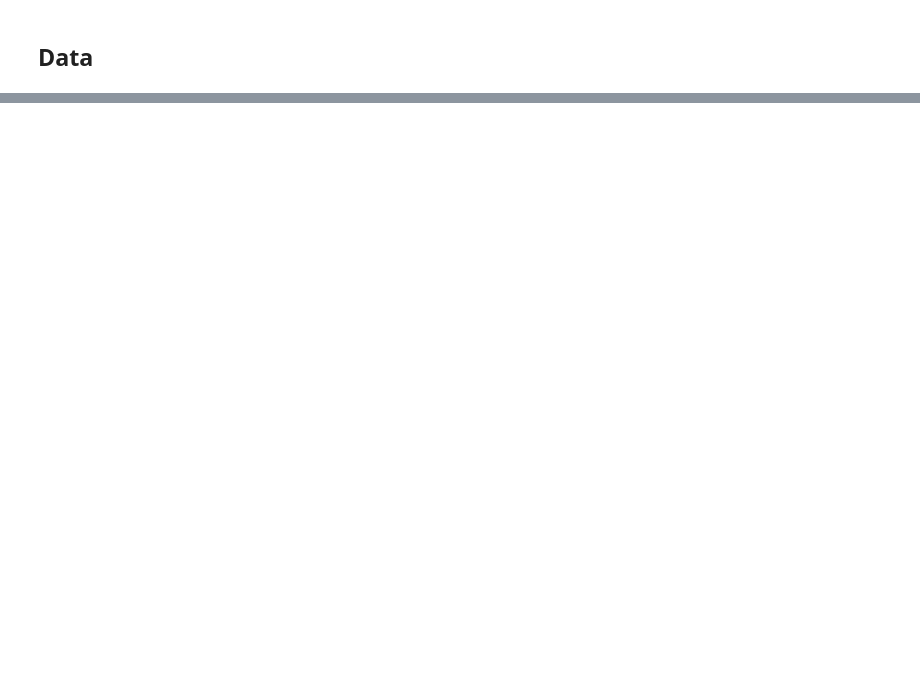
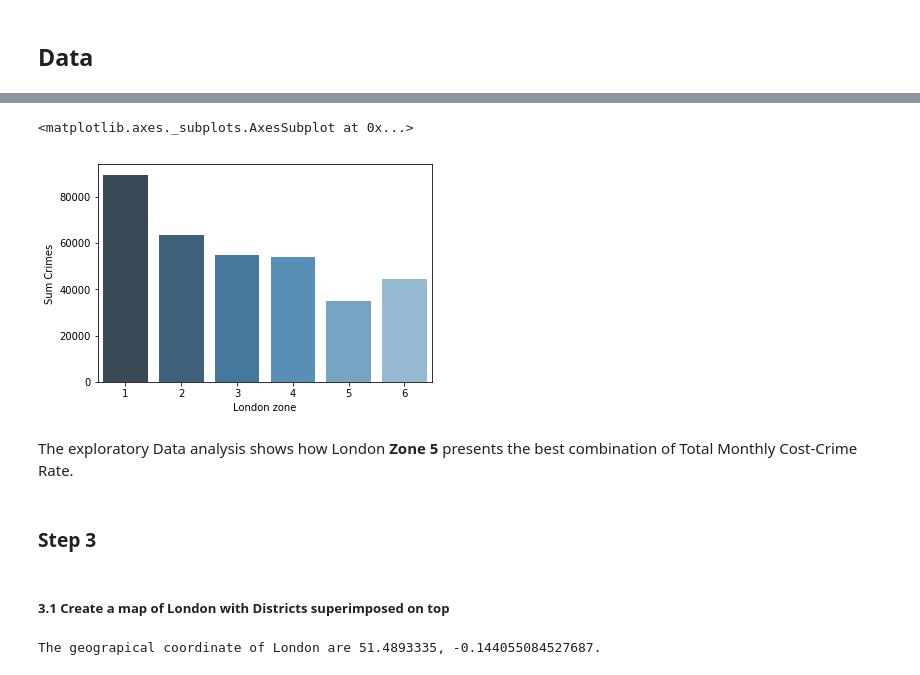
Before and after one commit to BeppeBM/Coursera_Capstone, a Jupyter notebook: CapstoneProject_BattleOfTheNeighborhoods.ipynb, the cells around one changed output, grey strips where cells are left out. Saved outputs shown, nothing was run; the diff lists cells and outputs as text; code cells hidden in the pictures; blank space fills up the shorter version.

```diff
--- a/CapstoneProject_BattleOfTheNeighborhoods.ipynb
+++ b/CapstoneProject_BattleOfTheNeighborhoods.ipynb
@@ -20,0 +305,5 @@ From this database it is possible to extract all required geographical details f
+# %%
+London_df_final_gbyLz = London_df_final.groupby('London zone').mean()
+London_df_final_gbyLz['London zone'] = London_df_final_gbyLz.index
+# %%
+London_df_final_gbyLz.index = range(0,len(London_df_final_gbyLz))
@@ -20,0 +320,11 @@ From this database it is possible to extract all required geographical details f
+# %%
+sns.barplot(x='London zone', y='Sum Crimes', data=London_df_final_gbyLz,palette="Blues_d")
+# %% [output]
+<matplotlib.axes._subplots.AxesSubplot at 0x...>
+[figure, added]
+# %% [markdown]
+The exploratory Data analysis shows how London __Zone 5__ presents the best combination of Total Monthly Cost-Crime Rate.
+# %% [markdown]
+### Step 3
+# %% [markdown]
+##### 3.1 Create a map of London with Districts superimposed on top
@@ -20,0 +338,9 @@ From this database it is possible to extract all required geographical details f
+# %%
+address = 'London,UK'
+geolocator = Nominatim(user_agent="london_explorer")
+location = geolocator.geocode(address)
+latitude = location.latitude
+longitude = location.longitude
+print('The geograpical coordinate of London are {}, {}.'.format(latitude, longitude))
+# %% [output]
+The geograpical coordinate of London are 51.4893335, -0.144055084527687.
```
Also changed, not shown: parts of 68 cells of this notebook.
